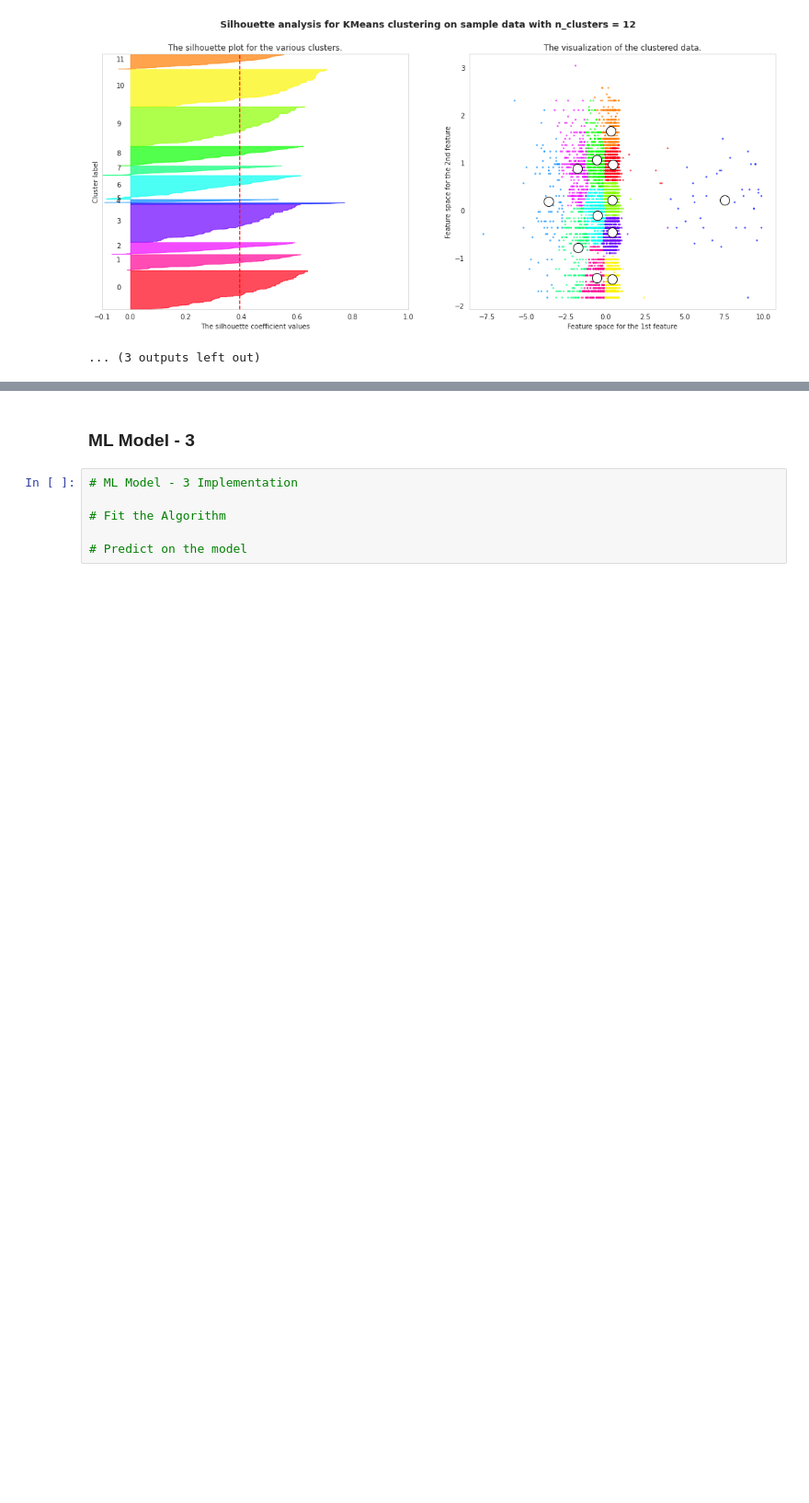
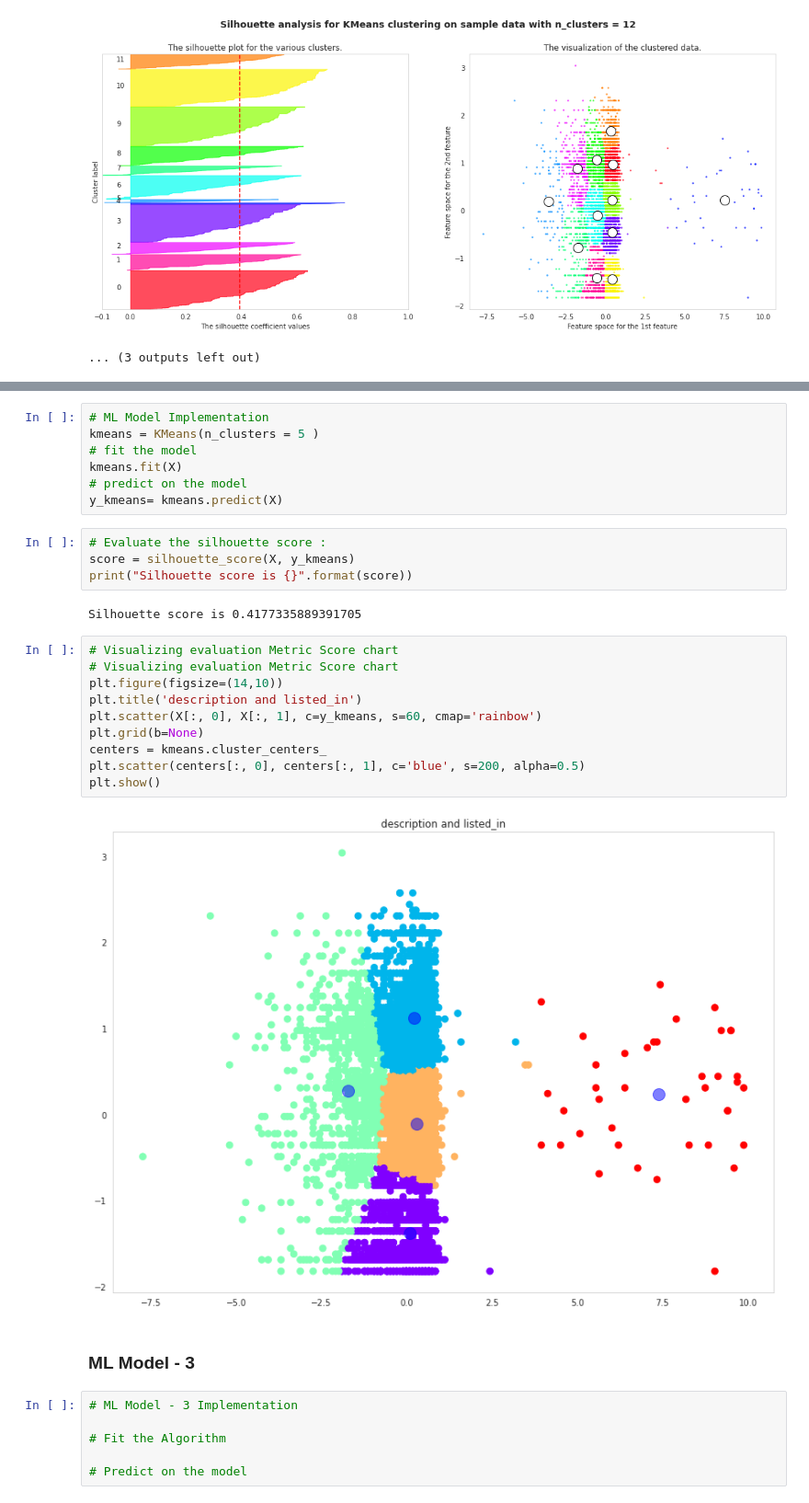
Before and after one commit to Kaushaljha488/NETFLIX_MOVIES_AND_TV_SHOWS_CLUSTERING, a Jupyter notebook: Kaushal_NETFLIX_MOVIES_AND_TV_SHOWS_CLUSTERING.ipynb, the cells around one changed output, grey strips where cells are left out. Shown at 92% size. Cells and saved outputs as stored; diff of their text form; blank space fills up the shorter version.

```diff
--- a/Kaushal_NETFLIX_MOVIES_AND_TV_SHOWS_CLUSTERING.ipynb
+++ b/Kaushal_NETFLIX_MOVIES_AND_TV_SHOWS_CLUSTERING.ipynb
@@ -1273,3 +1275,28 @@ Answer Here.
+# %%
+# ML Model Implementation
+kmeans = KMeans(n_clusters = 5 )
+# fit the model
+kmeans.fit(X)
+# predict on the model
+y_kmeans= kmeans.predict(X)
+# %%
+# Evaluate the silhouette score :
+score = silhouette_score(X, y_kmeans)
+print("Silhouette score is {}".format(score))
+# %% [output]
+Silhouette score is 0.4177335889391705
+# %%
+# Visualizing evaluation Metric Score chart
+# Visualizing evaluation Metric Score chart
+plt.figure(figsize=(14,10))
+plt.title('description and listed_in')
+plt.scatter(X[:, 0], X[:, 1], c=y_kmeans, s=60, cmap='rainbow')
+plt.grid(b=None)
+centers = kmeans.cluster_centers_
+plt.scatter(centers[:, 0], centers[:, 1], c='blue', s=200, alpha=0.5)
+plt.show()
+# %% [output]
+[figure, added]
 # %% [markdown]
 ### ML Model - 3
 # %%
```
Also changed, not shown: parts of 20 cells of this notebook.
